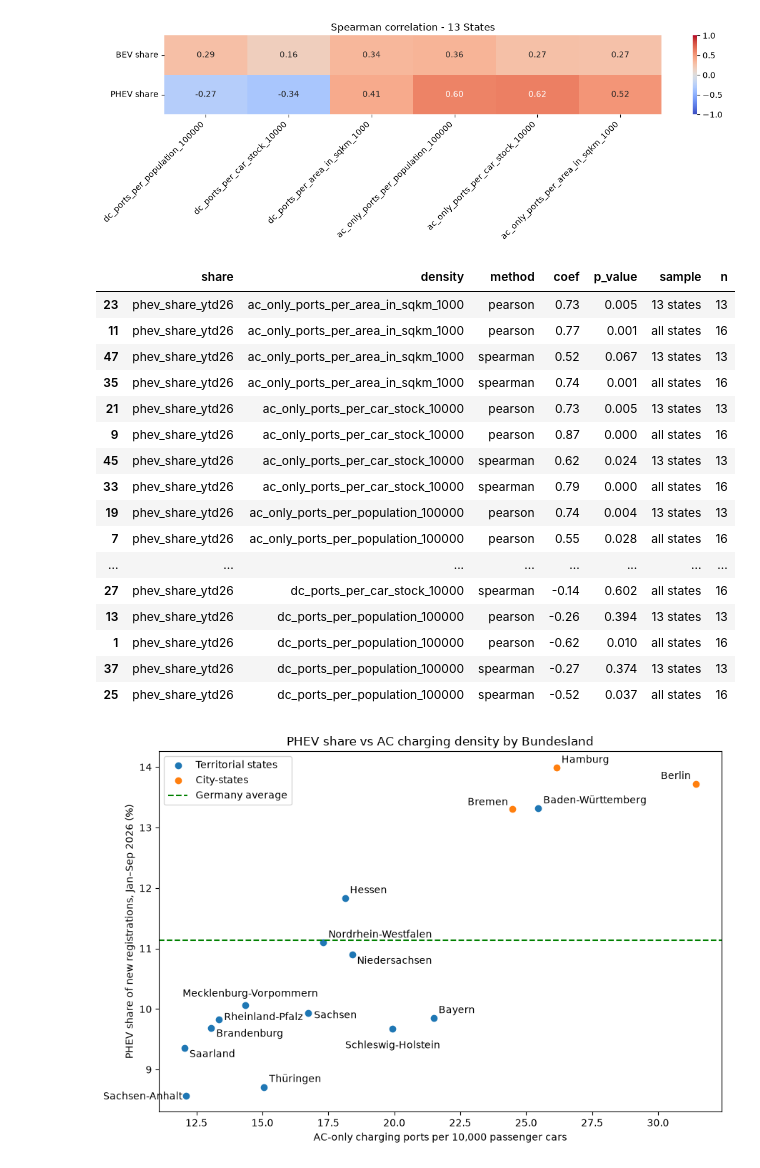
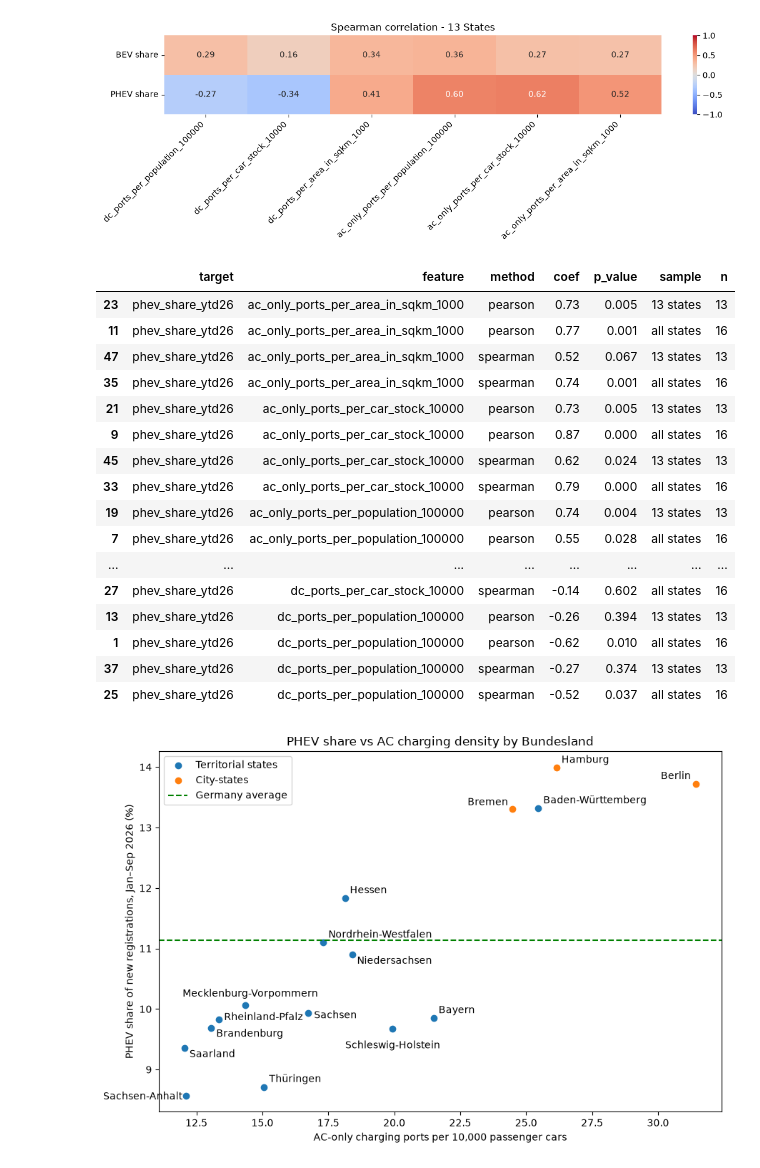
Before and after one commit to cankale/bmw-electric-vehicle-market-analysis, a Jupyter notebook: src/03_regional_analysis.ipynb, the cells around one changed output. Drawn from its saved outputs; the diff is of its cells as text; code cells hidden in the pictures.

```diff
--- a/src/03_regional_analysis.ipynb
+++ b/src/03_regional_analysis.ipynb
@@ -6,6 +7,3 @@ import seaborn as sns
-# %%
-def to_count(s):
-    return pd.to_numeric(s.replace('-', 0), errors='raise').astype(int)
 # %%
 df_28_9= pd.read_excel('../data/raw/fz28_2026_09.xlsx', header=None, sheet_name="FZ 28.9")
 
@@ -184,9 +182,6 @@ assert len(area_final) == 16
 assert set(area_final['bundesland']) == set(regional['bundesland'])
 # %%
 area_final.to_parquet('../data/processed/area_by_bundesland.parquet', index=False)
-# %%
-def key(s):
-    return s.replace('-', '').replace('\n', '').replace(' ', '').lower()
 # %%
 fz2_3 = pd.read_excel('../data/raw/fz2_2026.xlsx', header=None, sheet_name='FZ 2.3')
 
@@ -282,58 +256,31 @@ plot_correlation(regional_merged_without_BHB, label='13 States')
 [figure]
 [figure]
 # %%
-from scipy.stats import pearsonr, spearmanr
-
-
-def p_test(df, method, density_cols):
-    metrics = ['bev_share_ytd26', 'phev_share_ytd26']
-    results = []
-    if method == 'pearson':
-        test = pearsonr
-    elif method == 'spearman':
-        test = spearmanr
-    else:
-        raise ValueError('Unidentified method passed!')
-
-    for d in density_cols:
-        for met in metrics:
-            result = test(df[d], df[met])
-            dictionary = {
-                'share': met,
-                'density': d,
-                'method': method,
-                'coef': result.statistic,
-                'p_value': result.pvalue
-                }
-            results.append(dictionary)
-
-
-    return pd.DataFrame(results)
-
-
 result_dic = {
     'all states' : regional_merged,
     '13 states' : regional_merged_without_BHB
 }
 lst = []
+
+share_cols = list(targets.values())
 for met in ['pearson', 'spearman']:
     for title, sample in result_dic.items():
-        ergebnis = p_test(sample, method=met,density_cols=density_cols)
+        ergebnis = p_test(sample, cols=density_cols, targets=share_cols,
+                            method=met)
         ergebnis['sample'] = title
         ergebnis['n'] = len(sample)
         lst.append(ergebnis)
 
 p_values = pd.concat(lst, ignore_index=True)
-phev_results = p_values[p_values['share'].str.contains('phev')]
+
+phev_results = p_values[p_values['target'].str.contains('phev')].sort_values(['feature', 'method', 'sample'])
 
 display(
     phev_results
-    .sort_values(['density', 'method', 'sample'])
     .round({'coef': 2, 'p_value': 3})
-
 )
 # %% [output]
-|  | share | density | method | coef | p_value | sample | n |
+|  | target | feature | method | coef | p_value | sample | n |
 | 23 | phev_share_ytd26 | ac_only_ports_per_area_in_sqkm_1000 | pearson | 0.73 | 0.005 | 13 states | 13 |
 | 11 | phev_share_ytd26 | ac_only_ports_per_area_in_sqkm_1000 | pearson | 0.77 | 0.001 | all states | 16 |
 | 47 | phev_share_ytd26 | ac_only_ports_per_area_in_sqkm_1000 | spearman | 0.52 | 0.067 | 13 states | 13 |
```
Also changed, not shown: parts of 4 cells of this notebook, 2 other files.
